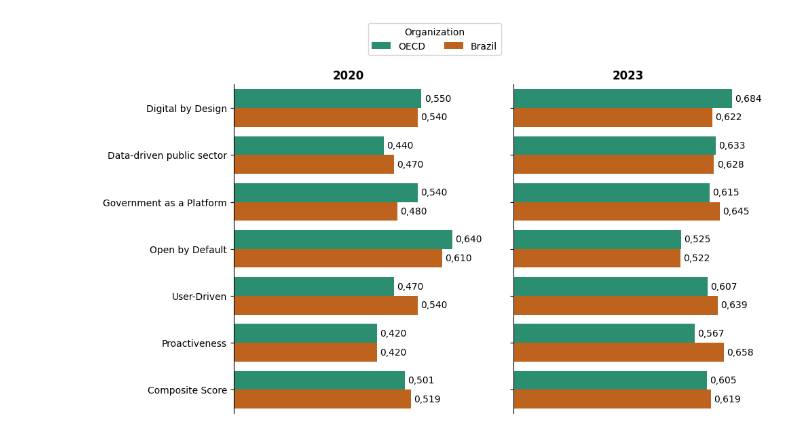
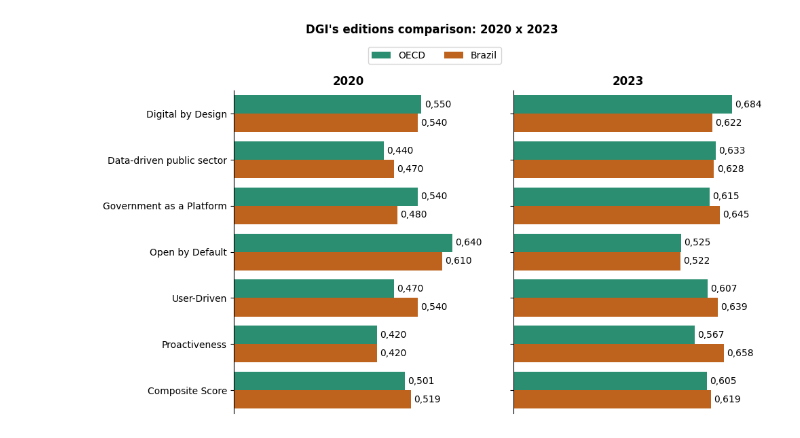
Before and after one commit to LazaroDamasceno/Data-Analyses-And-Plotting, a Jupyter notebook: dgi/barplot_dgi_brazil_oecd.ipynb, the cells around one changed output. Saved outputs shown, nothing was run; the diff lists cells and outputs as text; code cells hidden in the pictures.

Commit message:
Changed the notebook barplot_dgi_brazil_oecd

```diff
--- a/dgi/barplot_dgi_brazil_oecd.ipynb
+++ b/dgi/barplot_dgi_brazil_oecd.ipynb
@@ -26,8 +26,8 @@ dgi_2020 = dgi_2020.melt(
         'Proactiveness',
         'Composite Score'
     ],
-    var_name='Dimensoes',
-    value_name='Valores'
+    var_name='Dimensions',
+    value_name='Values'
 )
 # %%
 dgi_2023 = pd.DataFrame({
@@ -52,33 +52,34 @@ dgi_2023 = dgi_2023.melt(
         'Proactiveness',
         'Composite Score'
     ],
-    var_name='Dimensoes',
-    value_name='Valores'
+    var_name='Dimensions',
+    value_name='Values'
 )
 # %%
 fig, ax = plt.subplots(1, 2, figsize=(10, 6), sharey=True)
 
-bar1 = sns.barplot(dgi_2020, y='Dimensoes', x='Valores', hue='Country', palette='Dark2', ax=ax[0])
-bar2 = sns.barplot(dgi_2023, y='Dimensoes', x='Valores', hue='Country', palette='Dark2', ax=ax[1])
+bar1 = sns.barplot(dgi_2020, y='Dimensions', x='Values', hue='Country', palette='Dark2', ax=ax[0])
+bar2 = sns.barplot(dgi_2023, y='Dimensions', x='Values', hue='Country', palette='Dark2', ax=ax[1])
 
-bar1.legend(title='Organization', loc='upper center', bbox_to_anchor=(0.875, 1.2), ncols=2)
-bar1.set_title('2020', fontweight='bold')
-bar2.legend().set_visible(False)
-bar2.set_title('2023', fontweight='bold')
+bar1.legend(bbox_to_anchor=(0.875, 1.15), loc='upper center', ncols=2)
+bar2.get_legend().remove()
+
+bar1.set_title("2020", fontweight='bold')
+bar2.set_title("2023", fontweight='bold')
 
 for container in zip(bar1.containers, bar2.containers):
     bar1.bar_label(container[0], fmt=lambda x: f'{x:.3f}'.replace('.', ','), padding=3)
     bar2.bar_label(container[1], fmt=lambda x: f'{x:.3f}'.replace('.', ','), padding=3)
 
 for i in range(2):
     ax[i].set_ylabel('')
     ax[i].set_xlabel('')
     ax[i].xaxis.set_visible(False)
     ax[i].spines[['top', 'right', 'bottom']].set_visible(False)
     ax[i].xaxis.set_visible(False)
 
+plt.suptitle("DGI's editions comparison: 2020 x 2023", fontweight='bold')
 plt.tight_layout()
 plt.savefig('barplot_dgi_brazil_oecd.png', dpi=300, bbox_inches='tight')
-plt.show()
 # %% [output]
-[figure, old version]
+[figure, new version]
```
Also changed, not shown: 3 other files.
